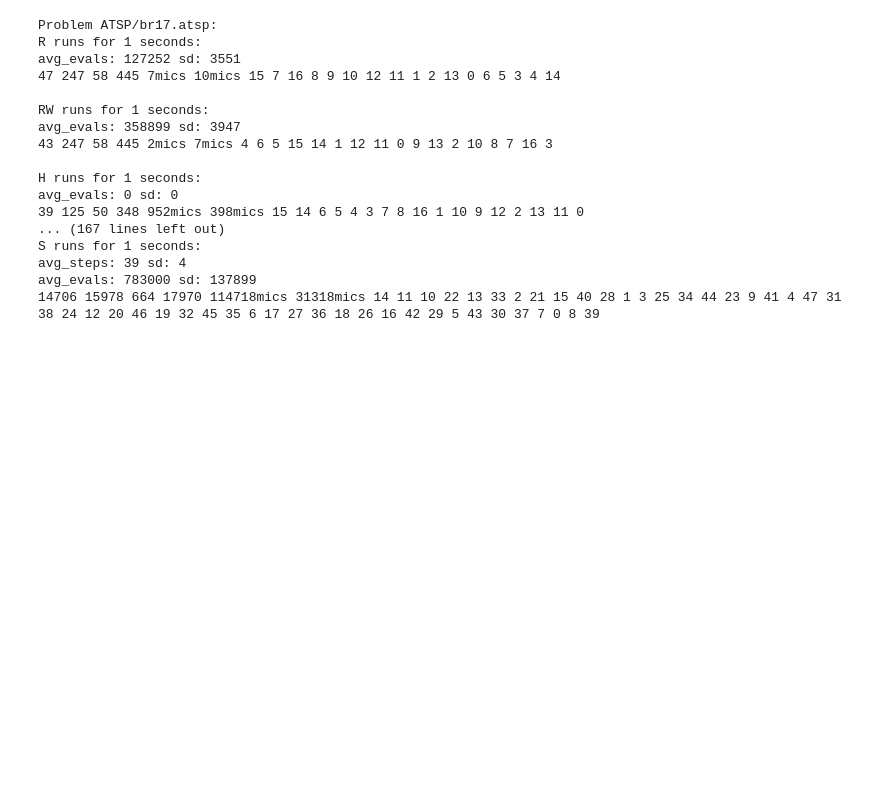
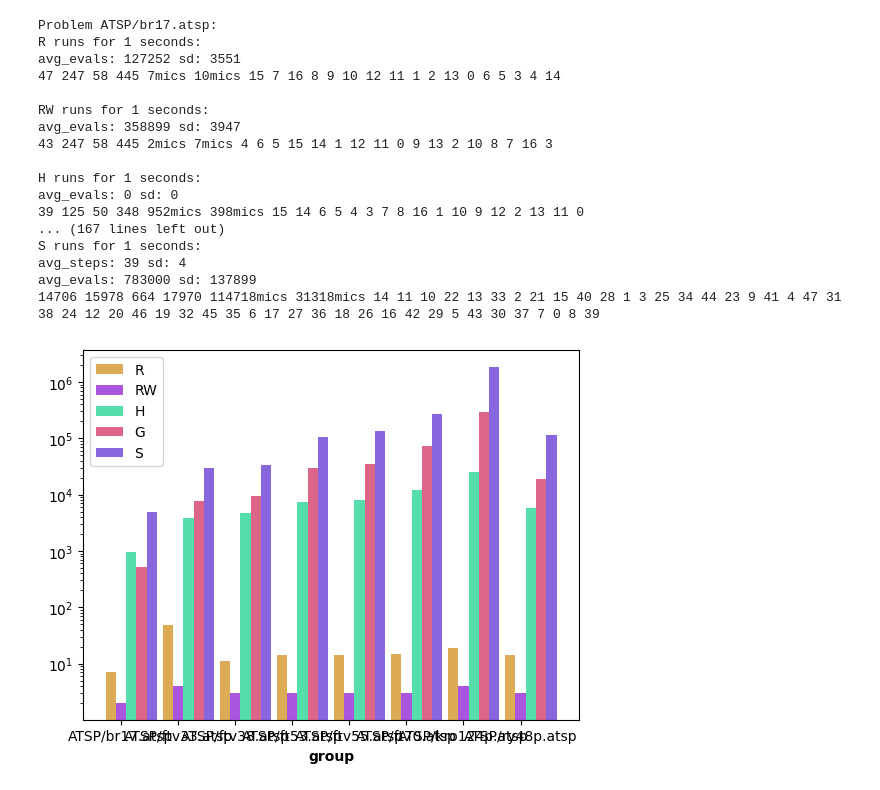
Before and after one commit to WojciechMajewski/BiologicallyInspired, a Jupyter notebook: plot_generation/main_plots.ipynb, the cells around one changed output. Saved outputs shown, nothing was run; the diff lists cells and outputs as text; code cells hidden in the pictures; blank space fills up the shorter version.

Commit message:
Logarithmic scale for time plot

```diff
--- a/plot_generation/main_plots.ipynb
+++ b/plot_generation/main_plots.ipynb
@@ -30,6 +30,10 @@ for line in text.split("\n"):
         cases[casename][algorithm]["avg_time"] = int(elements[4][:-4])
         cases[casename][algorithm]["sd_time"] = int(elements[5][:-4])
 
+
+        cases[casename][algorithm]["efficiency"] = cases[casename][algorithm]["min"] / cases[casename][algorithm]["avg_time"]
+        ### Check the efficiency
+
         cases[casename][algorithm]["cycle"] = [i for i in elements[6:]]
 
         next_dict = {}
@@ -76,3 +81,37 @@ S runs for 1 seconds:
 avg_steps: 39 sd: 4
 avg_evals: 783000 sd: 137899
 14706 15978 664 17970 114718mics 31318mics 14 11 10 22 13 33 2 21 15 40 28 1 3 25 34 44 23 9 41 4 47 31 38 24 12 20 46 19 32 45 35 6 17 27 36 18 26 16 42 29 5 43 30 37 7 0 8 39
+# %%
+import matplotlib.pyplot as plt
+import numpy as np
+
+dataset = {}
+for algorithm in list(cases[list(cases.keys())[0]].keys()):
+    dataset[algorithm] = [cases[case][algorithm]["avg_time"] for case in cases.keys()]
+
+ticks = list(cases.keys()) ### instances
+
+# set width of bars
+barWidth = 0.18
+
+# Set position of bar on X axis
+r_list = []
+r_list.append(np.arange(len(dataset["R"])))
+for i in range(len(dataset.keys()) - 1):
+    r_list.append([x + barWidth for x in r_list[-1]])
+
+colors = ["#ddaa55", "#aa55dd", "#55ddaa", "#dd6688", "#8866dd"]
+
+# Make the plot
+for index, key in enumerate(list(dataset.keys())):
+    plt.bar(r_list[index], dataset[key], log = True, color = colors[index], width=barWidth, label=key)
+
+# Add xticks on the middle of the group bars
+plt.xlabel('group', fontweight='bold')
+plt.xticks([r + barWidth for r in range(len(dataset["R"]))], ticks)
+
+# Create legend & Show graphic
+plt.legend()
+plt.show()
+# %% [output]
+[figure, added]
```
Also changed, not shown: parts of 2 cells of this notebook.
